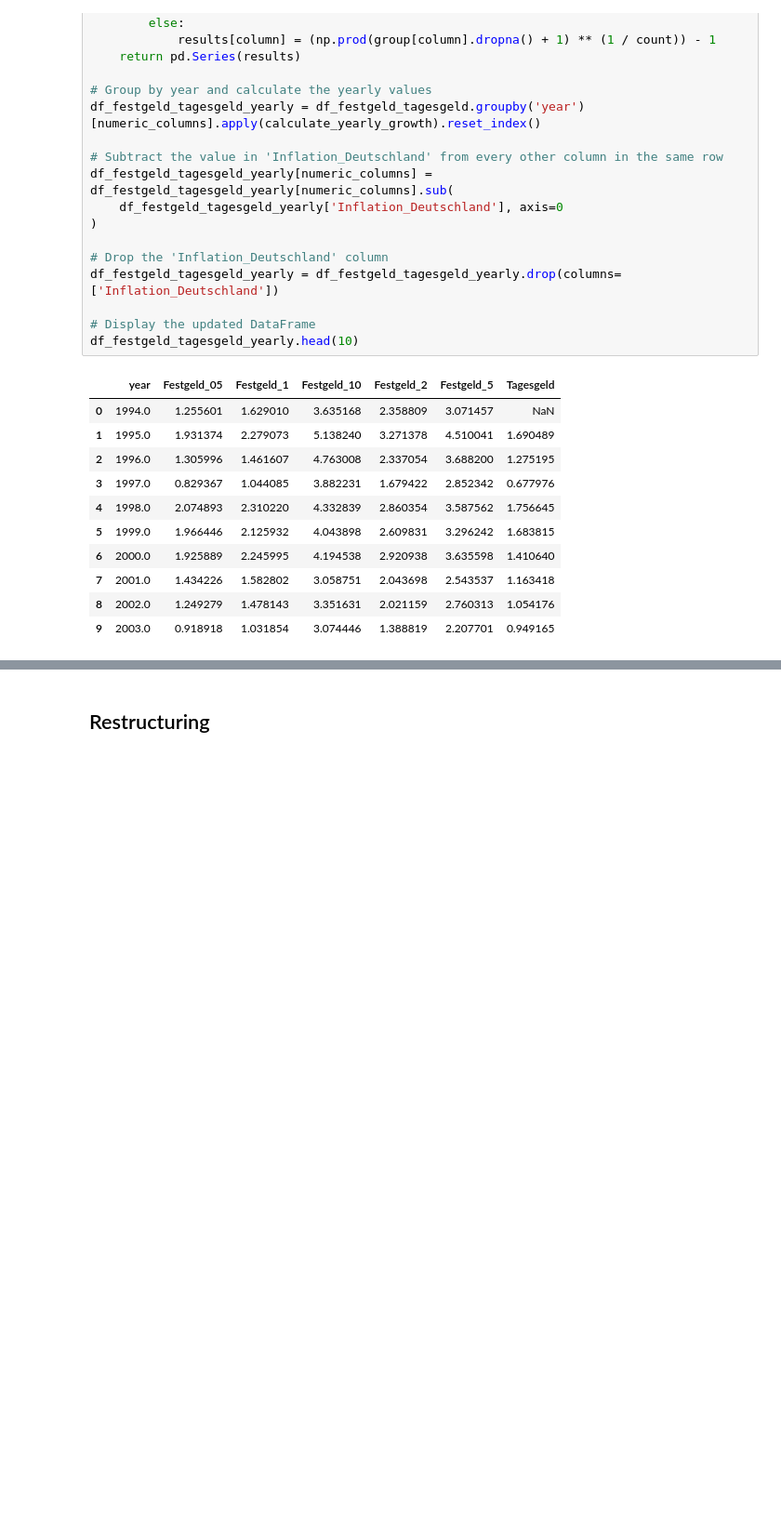
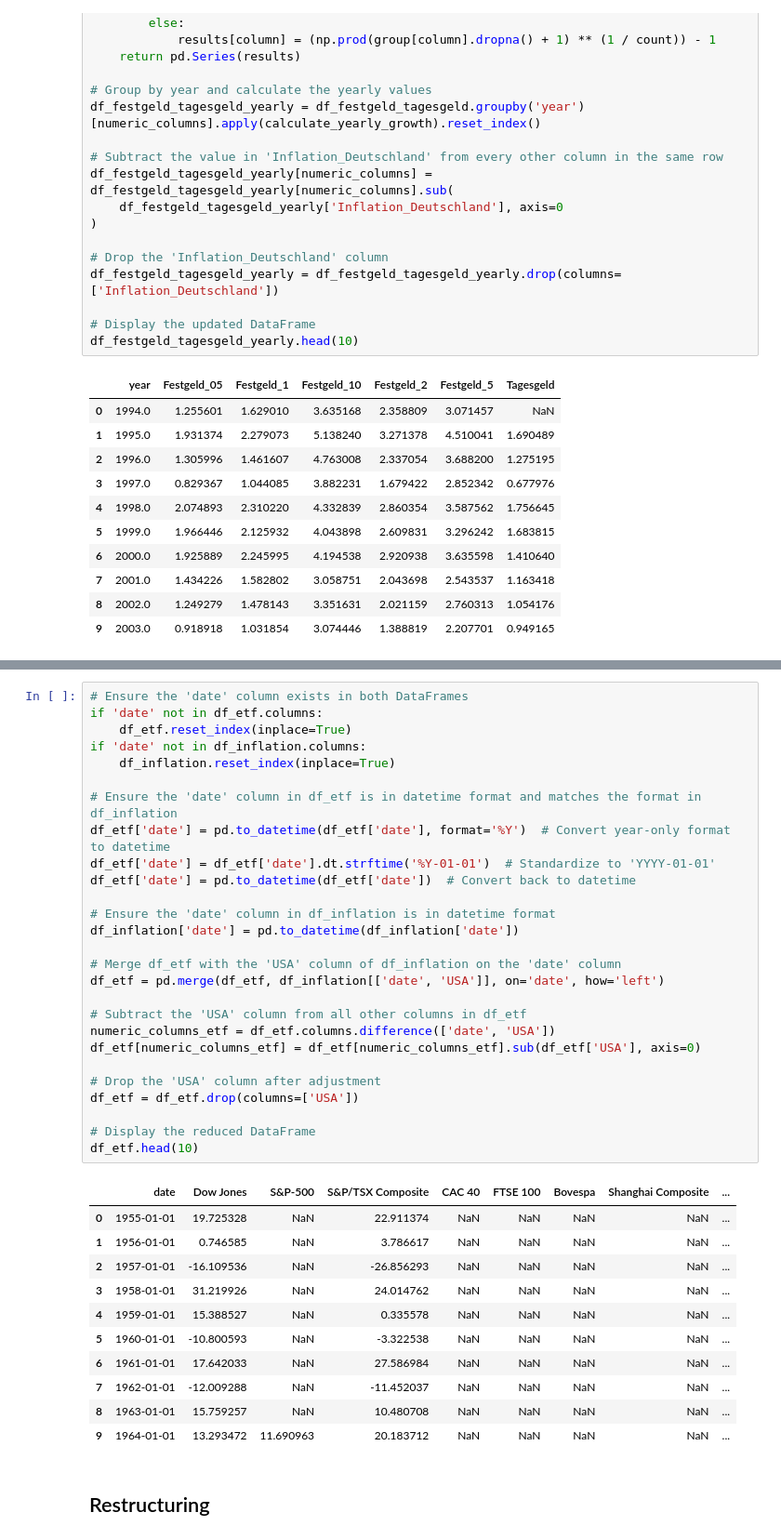
Before and after one commit to merekat/hb-passiv-income, a Jupyter notebook: script.ipynb, the cells around one changed output, grey strips where cells are left out. Shown: that part at 93% size. Drawn from its saved outputs; the diff is of its cells as text; blank space fills up the shorter version.

```diff
--- a/script.ipynb
+++ b/script.ipynb
@@ -120,3 +162,42 @@ df_festgeld_tagesgeld_yearly.head(10)
+# %%
+# Ensure the 'date' column exists in both DataFrames
+if 'date' not in df_etf.columns:
+    df_etf.reset_index(inplace=True)
+if 'date' not in df_inflation.columns:
+    df_inflation.reset_index(inplace=True)
+
+# Ensure the 'date' column in df_etf is in datetime format and matches the format in df_inflation
+df_etf['date'] = pd.to_datetime(df_etf['date'], format='%Y')  # Convert year-only format to datetime
+df_etf['date'] = df_etf['date'].dt.strftime('%Y-01-01')  # Standardize to 'YYYY-01-01'
+df_etf['date'] = pd.to_datetime(df_etf['date'])  # Convert back to datetime
+
+# Ensure the 'date' column in df_inflation is in datetime format
+df_inflation['date'] = pd.to_datetime(df_inflation['date'])
+
+# Merge df_etf with the 'USA' column of df_inflation on the 'date' column
+df_etf = pd.merge(df_etf, df_inflation[['date', 'USA']], on='date', how='left')
+
+# Subtract the 'USA' column from all other columns in df_etf
+numeric_columns_etf = df_etf.columns.difference(['date', 'USA'])
+df_etf[numeric_columns_etf] = df_etf[numeric_columns_etf].sub(df_etf['USA'], axis=0)
+
+# Drop the 'USA' column after adjustment
+df_etf = df_etf.drop(columns=['USA'])
+
+# Display the reduced DataFrame
+df_etf.head(10)
+# %% [output]
+|  | date | Dow Jones | S&P-500 | S&P/TSX Composite | CAC 40 | FTSE 100 | Bovespa | Shanghai Composite | ... |
+| 0 | 1955-01-01 | 19.725328 | NaN | 22.911374 | NaN | NaN | NaN | NaN | ... |
+| 1 | 1956-01-01 | 0.746585 | NaN | 3.786617 | NaN | NaN | NaN | NaN | ... |
+| 2 | 1957-01-01 | -16.109536 | NaN | -26.856293 | NaN | NaN | NaN | NaN | ... |
+| 3 | 1958-01-01 | 31.219926 | NaN | 24.014762 | NaN | NaN | NaN | NaN | ... |
+| 4 | 1959-01-01 | 15.388527 | NaN | 0.335578 | NaN | NaN | NaN | NaN | ... |
+| 5 | 1960-01-01 | -10.800593 | NaN | -3.322538 | NaN | NaN | NaN | NaN | ... |
+| 6 | 1961-01-01 | 17.642033 | NaN | 27.586984 | NaN | NaN | NaN | NaN | ... |
+| 7 | 1962-01-01 | -12.009288 | NaN | -11.452037 | NaN | NaN | NaN | NaN | ... |
+| 8 | 1963-01-01 | 15.759257 | NaN | 10.480708 | NaN | NaN | NaN | NaN | ... |
+| 9 | 1964-01-01 | 13.293472 | 11.690963 | 20.183712 | NaN | NaN | NaN | NaN | ... |
 # %% [markdown]
 ## Restructuring
 # %%
```
Also changed, not shown: parts of 3 cells of this notebook, 1 other file.
